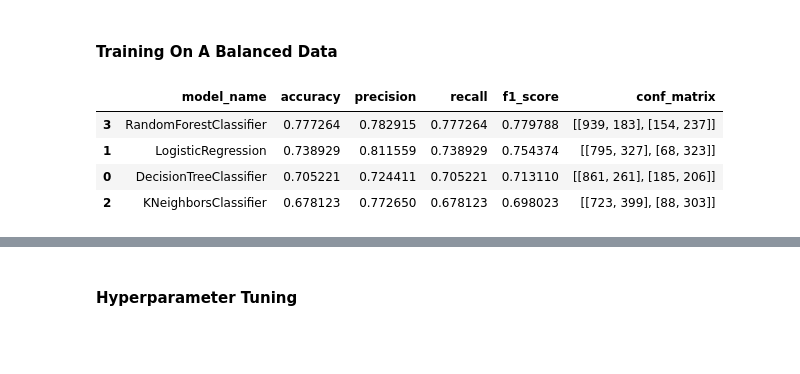
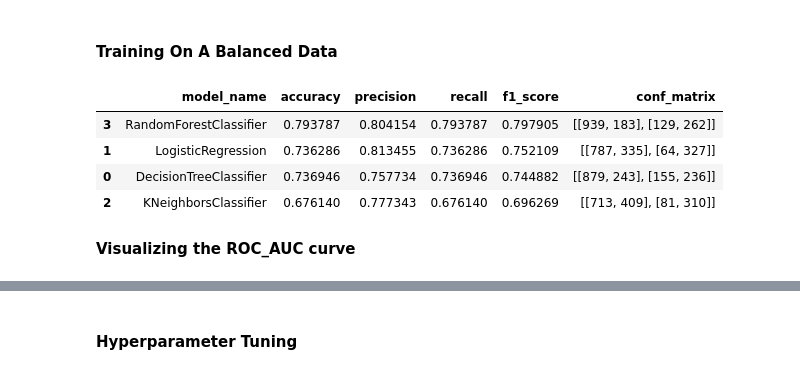
Before and after one commit to Moriahasare/Customer-Churn-Project, a Jupyter notebook: notebook.ipynb, the cells around one changed output, grey strips where cells are left out. Cells and saved outputs as stored; diff of their text form; code cells hidden in the pictures; blank space fills up the shorter version.

```diff
--- a/notebook.ipynb
+++ b/notebook.ipynb
@@ -257,2 +327,23 @@ Churn: data['False' 'True' nan 'No' 'Yes']
 # %% [markdown]
 #### Univariate Analysis
+# %%
+numerical_columns = ["SeniorCitizen", "tenure", "MonthlyCharges", "TotalCharges"]
+# Plot KDEs(kernel density estimation) for numeric columns
+fig, axes = plt.subplots(nrows=len(numerical_columns), figsize=(8, 15))
+for i, col in enumerate(numerical_columns):
+    sns.kdeplot(data, x=col, ax=axes[i])
+    axes[i].set_xlabel(col)
+    axes[i].set_ylabel('Density')
+
+    # Calculate mean, skewness, and kurtosis
+    mean_val = data[col].mean()
+    skewness_val = data[col].skew()
+    kurtosis_val = data[col].kurtosis()
+
+    # Add mean, skewness, and kurtosis as text annotations
+    axes[i].text(0.6, 0.9, f'Mean: {mean_val:.2f}', transform=axes[i].transAxes)
+    axes[i].text(0.6, 0.8, f'Skewness: {skewness_val:.2f}', transform=axes[i].transAxes)
+    axes[i].text(0.6, 0.7, f'Kurtosis: {kurtosis_val:.2f}', transform=axes[i].transAxes)
+
+plt.tight_layout()
+plt.show()
@@ -527,3 +621,11 @@ Reject the null hypothesis: There is significant difference in churn rates betwe
 - Targeted communication and incentives could be employed to promote long-term commitment and reduce churn within specific contract segments.
 # %% [markdown]
 ## `Data Preparation`
+# %%
+x = data[data["InternetService"] == "No"]
+# %%
+# # Filling all missing values with 'No'
+cols_to_use = ['MultipleLines', 'OnlineSecurity', 'OnlineBackup', 'DeviceProtection', 'TechSupport', 'StreamingTV', 'StreamingMovies']
+for values in cols_to_use:
+    if data[values].isna().any() == True:
+        data[values] = data[values].fillna('No')
@@ -637,12 +714,13 @@ class CustomImputer_1(BaseEstimator, TransformerMixin):
 # Define the numeric pipeline
 numeric_pipeline = Pipeline(steps=[
     ('num_imputer', SimpleImputer(strategy = 'median')),
+    ('num_scaler',RobustScaler()),
     ('log', FunctionTransformer(log_transform))
 ])
 
 # Define the categorical pipeline
 categorical_pipeline = Pipeline(steps=[
-    ('cat_impute', custom_imputer),
+    ('cat_impute', SimpleImputer(strategy='most_frequent')),
     ('onehot', OneHotEncoder(drop='if_binary', handle_unknown='ignore'))
 ])
 
@@ -806,35 +884,37 @@ for model in models:
     ])
 
     # fit training data to final pipeline
     balanced_pipeline.fit(X_train, y_train)
 
     # add models to all_pipeline dictionary
     all_balanced_pipelines[model] = balanced_pipeline
 
     # make prediction
     y_predict = balanced_pipeline.predict(X_test)
 
     # Generate Classification report for each pipeline or model
     balanced_metrics = classification_report(y_test, y_predict, output_dict=True)
 
     # Compute confusion matrix
     conf_matrix = confusion_matrix(y_test, y_predict)
 
     # Grab all important metrics
     accuracy = balanced_metrics['accuracy']
     precision = balanced_metrics['weighted avg']['precision']
     recall = balanced_metrics['weighted avg']['recall']
     f1_score = balanced_metrics['weighted avg']['f1-score']
 
     # add important metrics to metrics_table
     balanced_metrics_table.loc[len(balanced_metrics_table)] = [model.__class__.__name__, accuracy, precision, recall, f1_score, conf_matrix]
 
 # display metrics_table
 # balanced_metrics_table = balanced_metrics_table.style.background_gradient(cmap='winter')
-balanced_metrics_table.sort_values(by="accuracy", ascending=False)
+balanced_metrics_table.sort_values(by="f1_score", ascending=False)
 # %% [output]
 |  | model_name | accuracy | precision | recall | f1_score | conf_matrix |
-| 3 | RandomForestClassifier | 0.777264 | 0.782915 | 0.777264 | 0.779788 | [[939, 183], [154, 237]] |
-| 1 | LogisticRegression | 0.738929 | 0.811559 | 0.738929 | 0.754374 | [[795, 327], [68, 323]] |
-| 0 | DecisionTreeClassifier | 0.705221 | 0.724411 | 0.705221 | 0.713110 | [[861, 261], [185, 206]] |
-| 2 | KNeighborsClassifier | 0.678123 | 0.772650 | 0.678123 | 0.698023 | [[723, 399], [88, 303]] |
+| 3 | RandomForestClassifier | 0.793787 | 0.804154 | 0.793787 | 0.797905 | [[939, 183], [129, 262]] |
+| 1 | LogisticRegression | 0.736286 | 0.813455 | 0.736286 | 0.752109 | [[787, 335], [64, 327]] |
+| 0 | DecisionTreeClassifier | 0.736946 | 0.757734 | 0.736946 | 0.744882 | [[879, 243], [155, 236]] |
+| 2 | KNeighborsClassifier | 0.676140 | 0.777343 | 0.676140 | 0.696269 | [[713, 409], [81, 310]] |
+# %% [markdown]
+**Visualizing the ROC_AUC curve**
```
Also changed, not shown: parts of 49 cells of this notebook, 3 other files.
